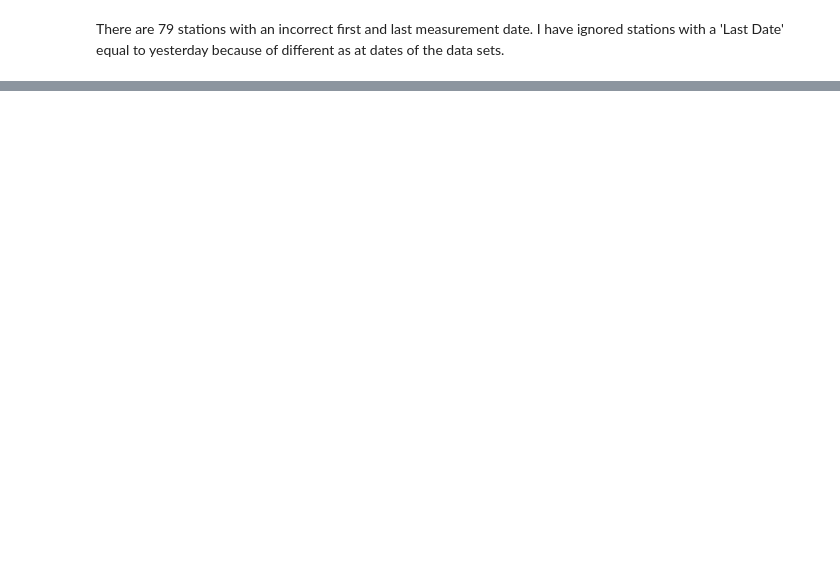
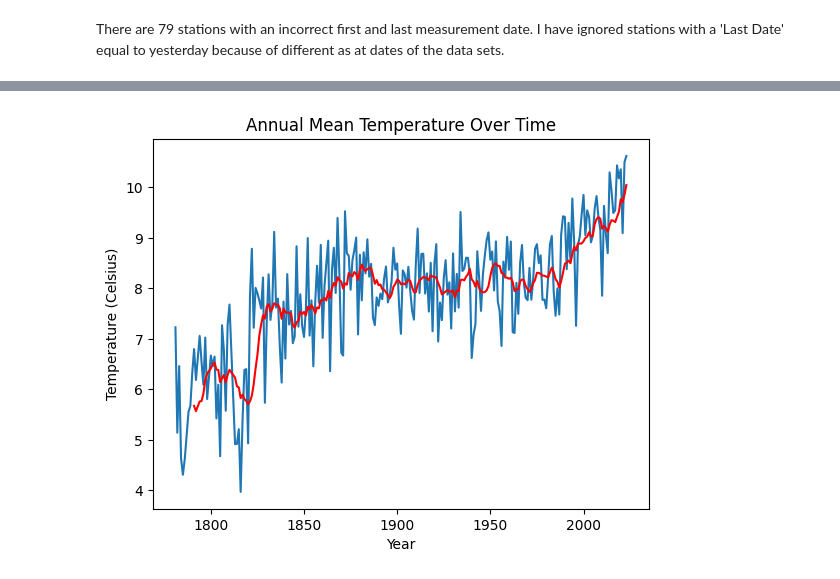
Before and after one commit to hkoenicke/UCDPA_HeikeKoenicke, a Jupyter notebook: WeatherData.ipynb, the cells around one changed output, grey strips where cells are left out. Drawn from its saved outputs; the diff is of its cells as text; code cells hidden in the pictures; blank space fills up the shorter version.

```diff
--- a/WeatherData.ipynb
+++ b/WeatherData.ipynb
@@ -446,0 +452,3 @@ df_weather_stations.drop(['min','max','First Date New','Last Date New'], axis=1,
+# %%
+# read data into a pandas data frame
+df_climate = pd.read_csv(r"/content/drive/MyDrive/climate_data_cleaned.csv.gz")
@@ -446,0 +457,13 @@ df_weather_stations.drop(['min','max','First Date New','Last Date New'], axis=1,
+# %%
+# alculate mean annual values over all stations in Germany
+df_annual_mean_Germany = df_climate.groupby(df_climate['Date'].dt.year)[['WindGustMax','WindSpeed','Precipitation','SunshineDuration','SnowDepth','Clouds','VaporPressure','Pressure','Temperature','Humidity','TempMax','TempMin','TempMinGround']].mean(numeric_only=True)
+# %%
+# plot
+sns.lineplot(x='Date',y='Temperature',data=df_annual_mean_Germany)
+sns.lineplot(x='Date',y=df_annual_mean_Germany['Temperature'].rolling(10).mean(),data=df_annual_mean_Germany,color='red')
+plt.title('Annual Mean Temperature Over Time')
+plt.xlabel('Year')
+plt.ylabel('Temperature (Celsius)')
+plt.show()
+# %% [output]
+[figure, added]
```
Also changed, not shown: parts of 16 cells of this notebook.
